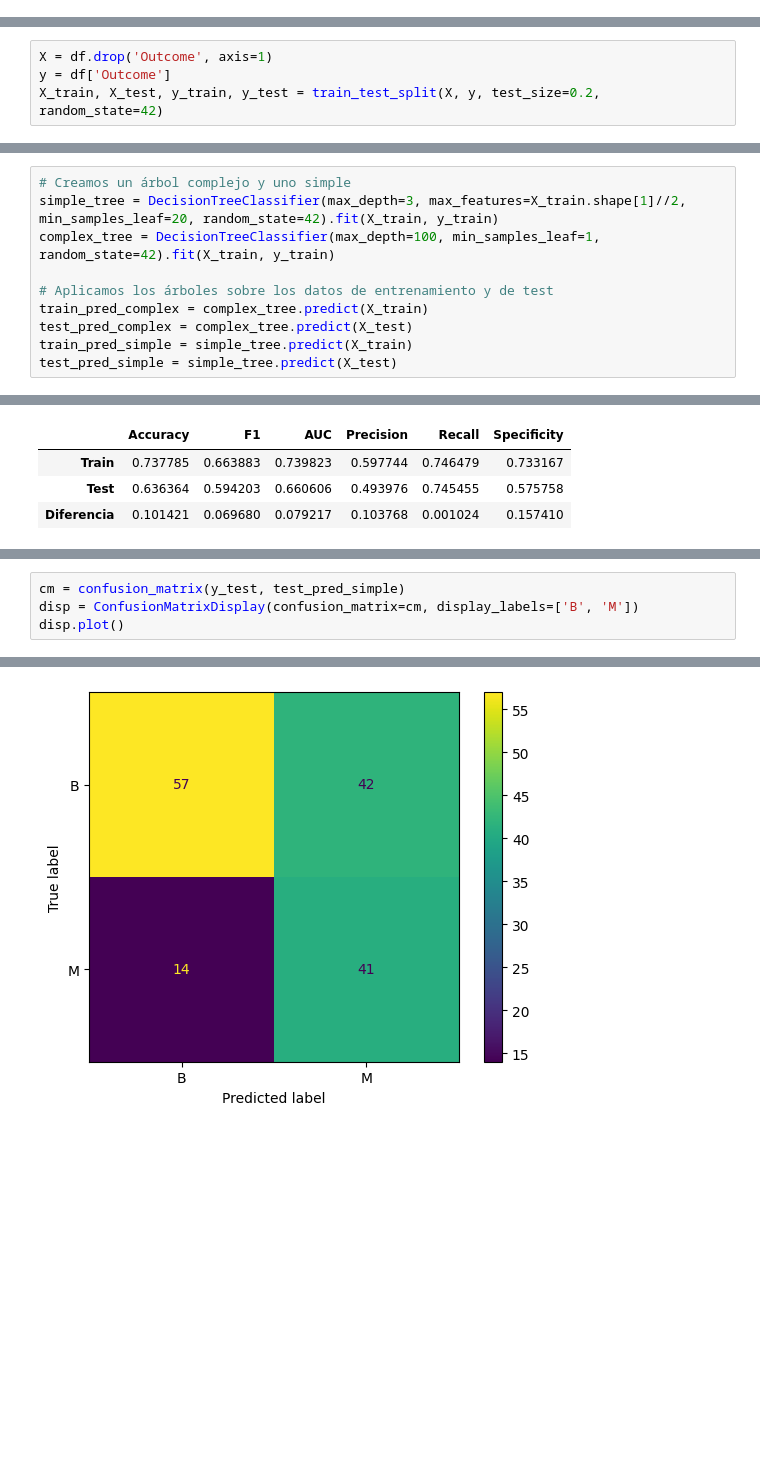
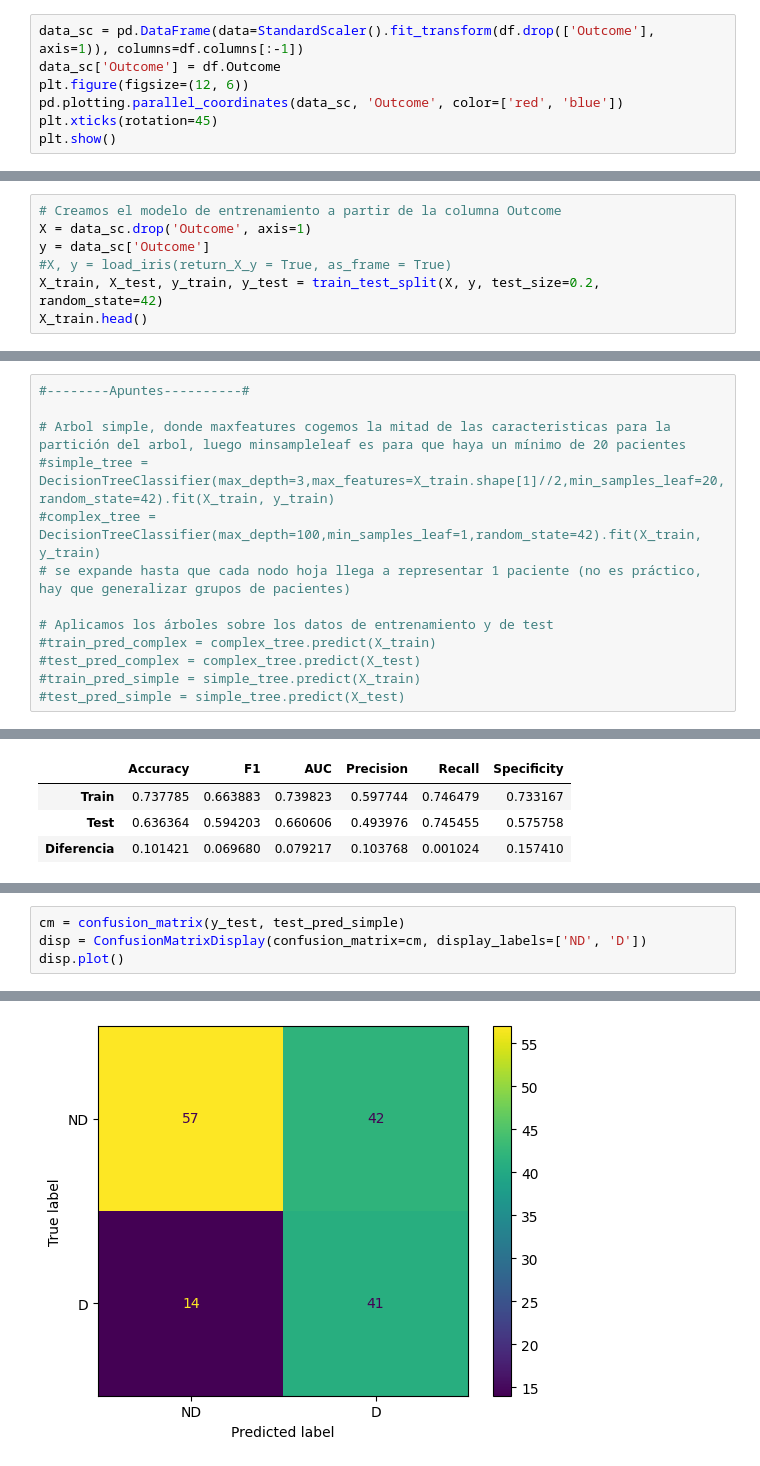
Before and after one commit to Bieloliver12/DecisionTree, a Jupyter notebook: src/explore.ipynb, the cells around one changed output, grey strips where cells are left out. Cells and saved outputs as stored; diff of their text form; blank space fills up the shorter version.

Commit message:
BielTree4

```diff
--- a/src/explore.ipynb
+++ b/src/explore.ipynb
@@ -59,0 +56,7 @@ plt.show()
+# %%
+data_sc = pd.DataFrame(data=StandardScaler().fit_transform(df.drop(['Outcome'], axis=1)), columns=df.columns[:-1])
+data_sc['Outcome'] = df.Outcome
+plt.figure(figsize=(12, 6))
+pd.plotting.parallel_coordinates(data_sc, 'Outcome', color=['red', 'blue'])
+plt.xticks(rotation=45)
+plt.show()
@@ -71,6 +78,9 @@ Age                         0
 Outcome                     0
 dtype: int64
 # %%
-X = df.drop('Outcome', axis=1)
-y = df['Outcome']
+# Creamos el modelo de entrenamiento a partir de la columna Outcome
+X = data_sc.drop('Outcome', axis=1)
+y = data_sc['Outcome']
+#X, y = load_iris(return_X_y = True, as_frame = True)
 X_train, X_test, y_train, y_test = train_test_split(X, y, test_size=0.2, random_state=42)
+X_train.head()
@@ -77,10 +94,13 @@ X_train, X_test, y_train, y_test = train_test_split(X, y, test_size=0.2, random_
 # %%
-# Creamos un árbol complejo y uno simple
-simple_tree = DecisionTreeClassifier(max_depth=3, max_features=X_train.shape[1]//2, min_samples_leaf=20, random_state=42).fit(X_train, y_train)
-complex_tree = DecisionTreeClassifier(max_depth=100, min_samples_leaf=1, random_state=42).fit(X_train, y_train)
+#--------Apuntes----------#
+
+# Arbol simple, donde maxfeatures cogemos la mitad de las caracteristicas para la partición del arbol, luego minsampleleaf es para que haya un mínimo de 20 pacientes
+#simple_tree = DecisionTreeClassifier(max_depth=3,max_features=X_train.shape[1]//2,min_samples_leaf=20,random_state=42).fit(X_train, y_train)
+#complex_tree = DecisionTreeClassifier(max_depth=100,min_samples_leaf=1,random_state=42).fit(X_train, y_train)
+# se expande hasta que cada nodo hoja llega a representar 1 paciente (no es práctico, hay que generalizar grupos de pacientes)
 
 # Aplicamos los árboles sobre los datos de entrenamiento y de test
-train_pred_complex = complex_tree.predict(X_train)
-test_pred_complex = complex_tree.predict(X_test)
-train_pred_simple = simple_tree.predict(X_train)
-test_pred_simple = simple_tree.predict(X_test)
+#train_pred_complex = complex_tree.predict(X_train)
+#test_pred_complex = complex_tree.predict(X_test)
+#train_pred_simple = simple_tree.predict(X_train)
+#test_pred_simple = simple_tree.predict(X_test)
@@ -133,7 +249,7 @@ get_metrics(y_train, y_test, train_pred_simple, test_pred_simple)
 # %%
 cm = confusion_matrix(y_test, test_pred_simple)
-disp = ConfusionMatrixDisplay(confusion_matrix=cm, display_labels=['B', 'M'])
+disp = ConfusionMatrixDisplay(confusion_matrix=cm, display_labels=['ND', 'D'])
 disp.plot()
 # %% [output]
 <sklearn.metrics._plot.confusion_matrix.ConfusionMatrixDisplay at 0x...>
-[figure, old version]
+[figure, new version]
```
Also changed, not shown: parts of 35 cells of this notebook.
